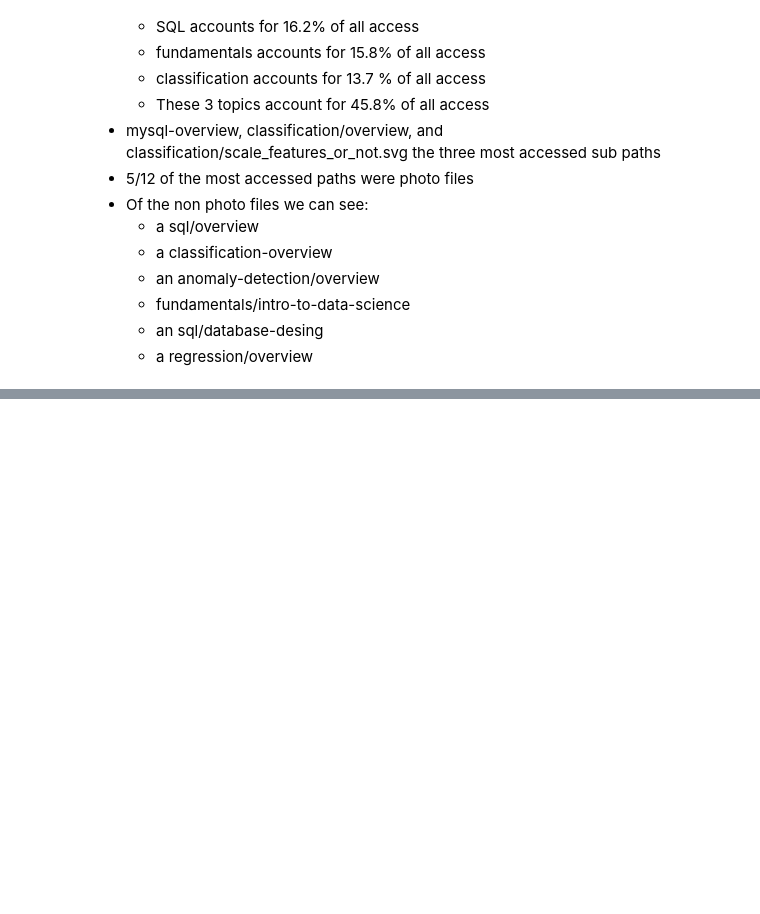
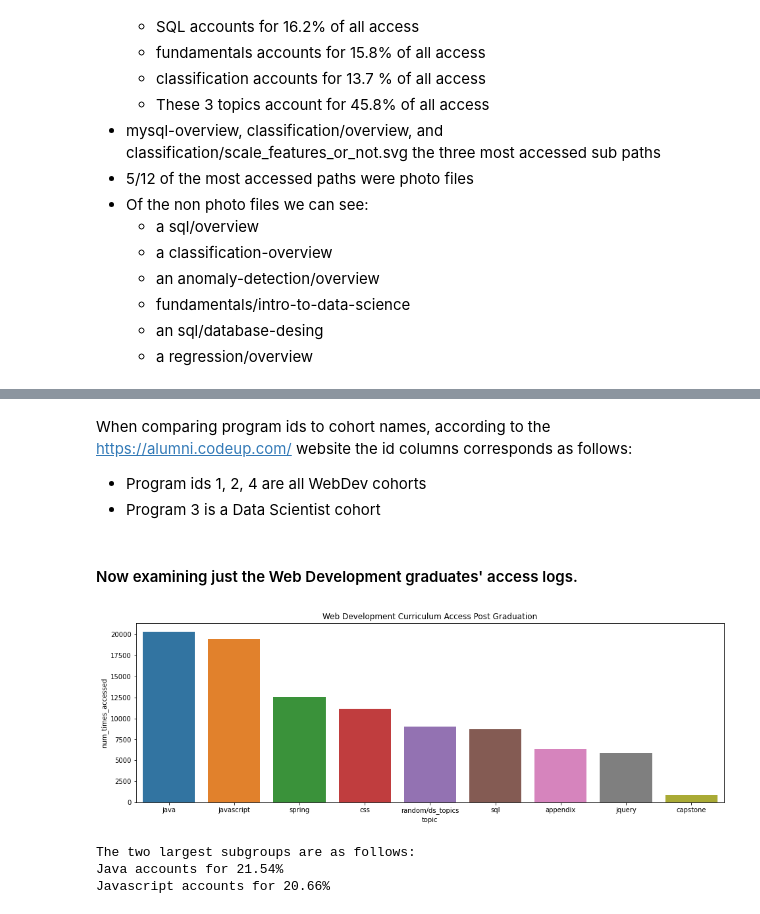
Before and after one commit to AACKV/anomaly_detection_project, a Jupyter notebook: andrew_working_notebook.ipynb, the cells around one changed output, grey strips where cells are left out. Cells and saved outputs as stored; diff of their text form; code cells hidden in the pictures; blank space fills up the shorter version.

```diff
--- a/andrew_working_notebook.ipynb
+++ b/andrew_working_notebook.ipynb
@@ -1373,0 +1428,4 @@ ds_after_grad[ds_after_grad.path.str.contains('fundamentals')].shape[0]) / ds_af
+# %% [markdown]
+When comparing program ids to cohort names, according to the https://alumni.codeup.com/ website the id columns corresponds as follows:
+- Program ids 1, 2, 4 are all WebDev cohorts
+- Program 3 is a Data Scientist cohort
@@ -1373,0 +1436,9 @@ ds_after_grad[ds_after_grad.path.str.contains('fundamentals')].shape[0]) / ds_af
+# %% [markdown]
+#### Now examining just the Web Development graduates' access logs.
+# %%
+utilities.webdev_visuals(wd_after_grad)
+# %% [output]
+[figure, added]
+The two largest subgroups are as follows:
+Java accounts for 21.54%
+Javascript accounts for 20.66%
```
Also changed, not shown: parts of 30 cells of this notebook.
